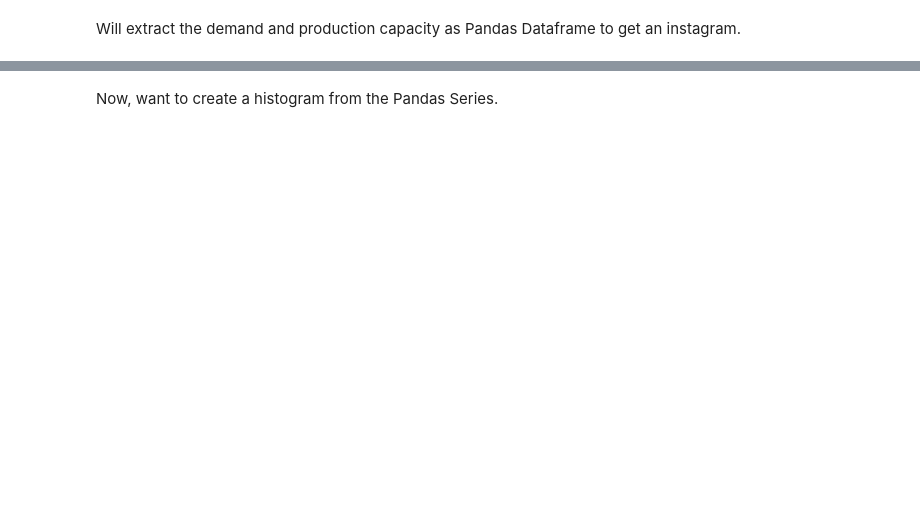
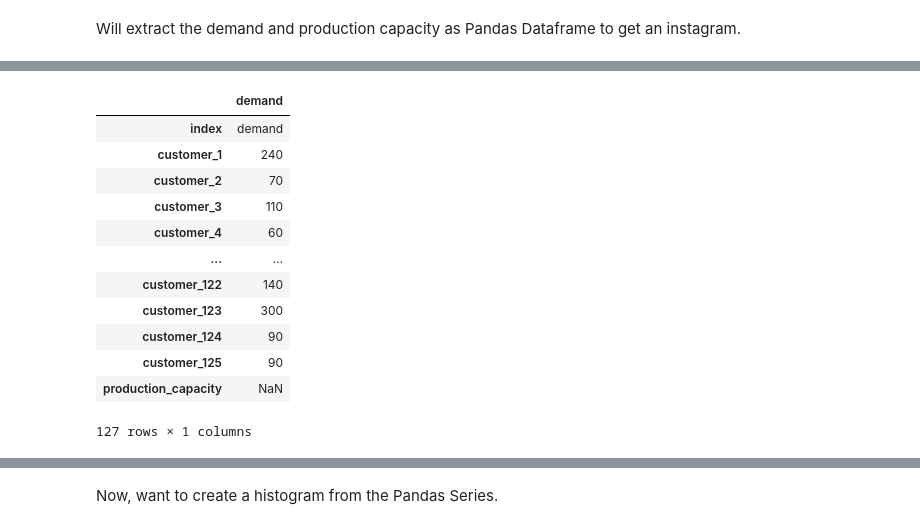
Before and after one commit to bravo-joe/supply-chain-optimization, a Jupyter notebook: eda.ipynb, the cells around one changed output, grey strips where cells are left out. Drawn from its saved outputs; the diff is of its cells as text; code cells hidden in the pictures; blank space fills up the shorter version.

```diff
--- a/eda.ipynb
+++ b/eda.ipynb
@@ -182,0 +204,18 @@ type(demand)
+# %%
+# Convert from series to dataframe
+demand = demand.to_frame(name = 'demand')
+demand
+# %% [output]
+|  | demand |
+| index | demand |
+| customer_1 | 240 |
+| customer_2 | 70 |
+| customer_3 | 110 |
+| customer_4 | 60 |
+| ... | ... |
+| customer_122 | 140 |
+| customer_123 | 300 |
+| customer_124 | 90 |
+| customer_125 | 90 |
+| production_capacity | NaN |
+127 rows × 1 columns
```
Also changed, not shown: parts of 20 cells of this notebook, 3 other files.
